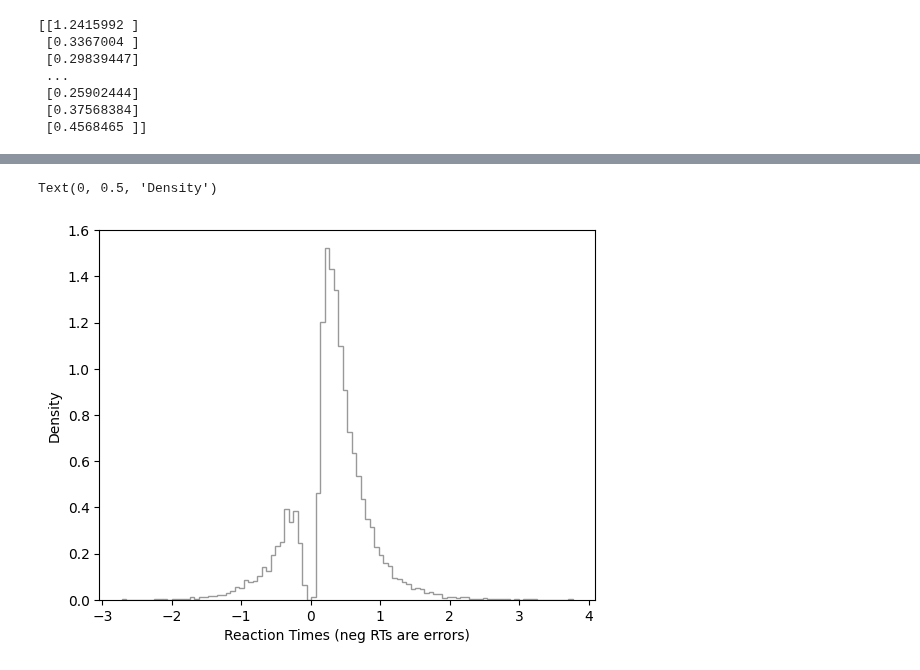
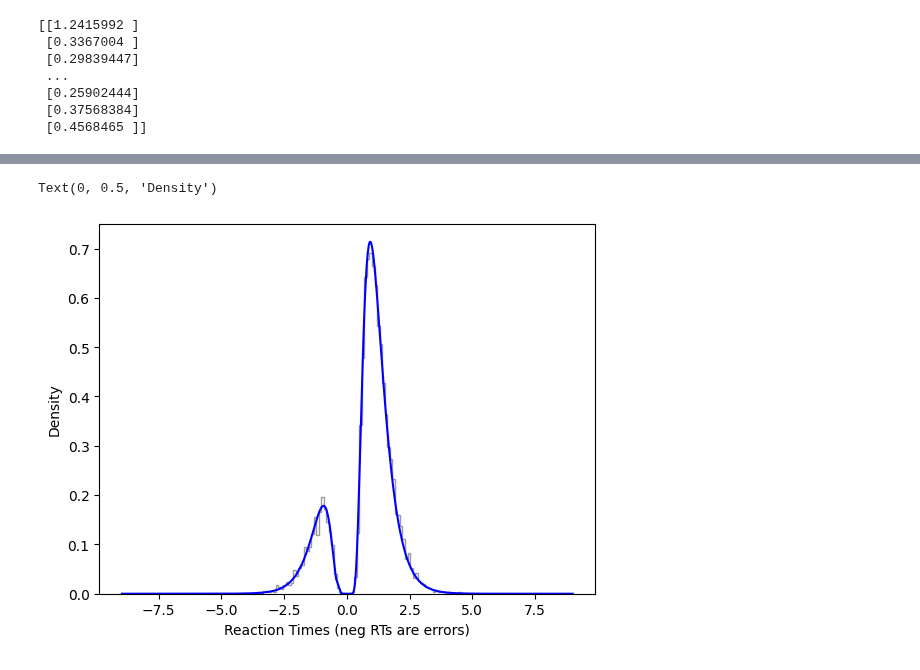
Before and after one commit to lnccbrown/ssm-simulators, a Jupyter notebook: notebooks/test_exgauss_wald.ipynb, the cells around one changed output, grey strips where cells are left out. Drawn from its saved outputs; the diff is of its cells as text; code cells hidden in the pictures.

Commit message:
compared likelihood of shifted wald with simulator

```diff
--- a/notebooks/test_exgauss_wald.ipynb
+++ b/notebooks/test_exgauss_wald.ipynb
@@ -31,7 +31,7 @@ sim_out = simulator(
     model="exgauss", theta={"mu": 2, "sigma":0.05, "tau": 1, "p": 0.2}, n_samples=10000, random_state = 100,
     )
 sim_out_2 = simulator(
-    model="shifted_wald", theta={"gamma": 2.0, "alpha":1, "theta": 0.0, "p": 0.1}, n_samples=10000, random_state = 100,
+    model="shifted_wald", theta={"gamma": 2.0, "alpha":2.5, "theta": 0.0, "p": 0.8}, n_samples=10000, random_state = 100,
     )
 # %%
 print(sim_out['rts'])
@@ -101,3 +99,28 @@ pdf_vals = exgauss_likelihood(x, choice, mu=2, sigma=0.05, tau=1, p=0.2)
+# %%
+# define shifted wald analytical likelihoods
+
+def shifted_wald_likelihood(x, choice, gamma, alpha, theta, p):
+    x = np.asarray(x, dtype=float)
+    gamma = float(gamma)
+    alpha = float(alpha)
+    theta = float(theta)
+
+    term_1 = (alpha / np.sqrt(2*np.pi*(x - theta)**3))
+    term_2 = np.exp((-(alpha-gamma*(x - theta))**2) / (2*(x - theta)))
+    pdf_rt = term_1 * term_2
+
+    # Bernoulli part
+    choice = np.asarray(choice, dtype=int)
+    p = float(p)
+    y = (choice > 0).astype(float)
+    pdf_choice = y * p + (1 - y) * (1 - p)
+
+    return pdf_rt*pdf_choice
+
+x_sw = np.linspace(0.001, 9, 1100)
+p_sw = 0.8
+choice_sw = np.where(np.random.rand(len(x_sw)) < p_sw, 1, -1)
+pdf_vals_sw = shifted_wald_likelihood(x_sw, choice_sw, gamma=2.0, alpha=2.5, theta=0.0, p=0.8)
 # %%
 import matplotlib.pyplot as plt
 plt.hist(
@@ -120,15 +143,18 @@ Text(0, 0.5, 'Density')
 # %%
 plt.hist(
     sim_out_2["rts"][sim_out_2["rts"] != -999] * sim_out_2["choices"][sim_out_2["rts"] != -999],
     bins=100,
     histtype="step",
     color="black",
     label="Weibull Deadline",
     density=True,
     alpha=0.4,
 )
+s_sw = choice_sw*x_sw
+idx_sw = np.argsort(s_sw) # sort the values so theyre not zig zaggy
+plt.plot(s_sw[idx_sw], pdf_vals_sw[idx_sw], color="blue", label="Shifted Wald Likelihood")
 plt.xlabel("Reaction Times (neg RTs are errors)")
 plt.ylabel("Density")
 # %% [output]
 Text(0, 0.5, 'Density')
-[figure, old version]
+[figure, new version]
```
Also changed, not shown: parts of 2 cells of this notebook.
